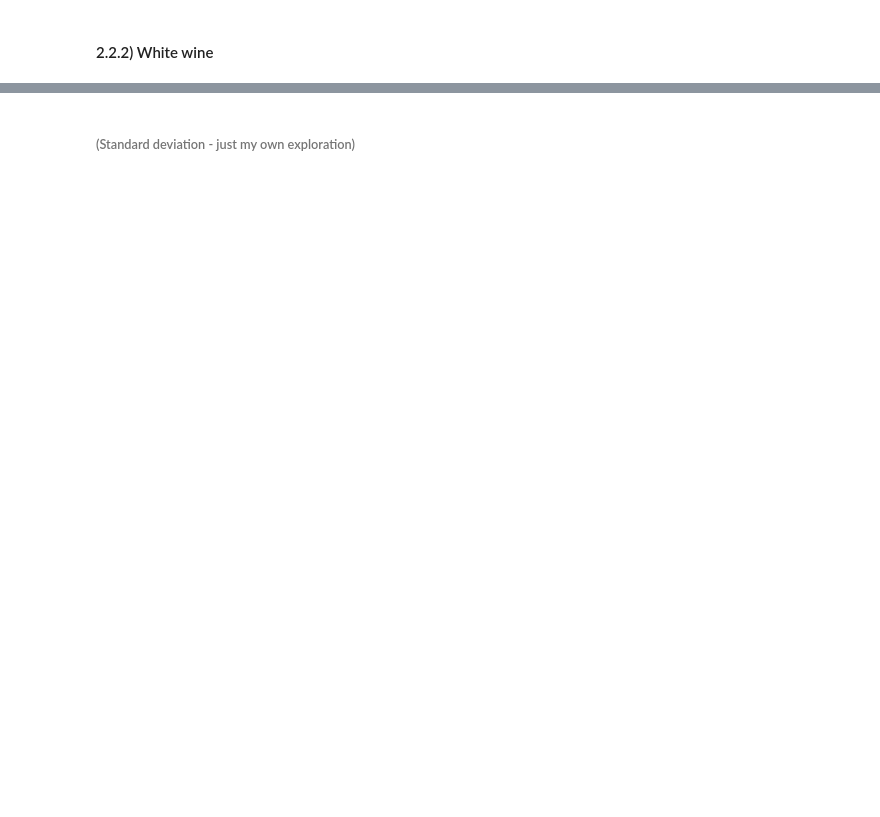
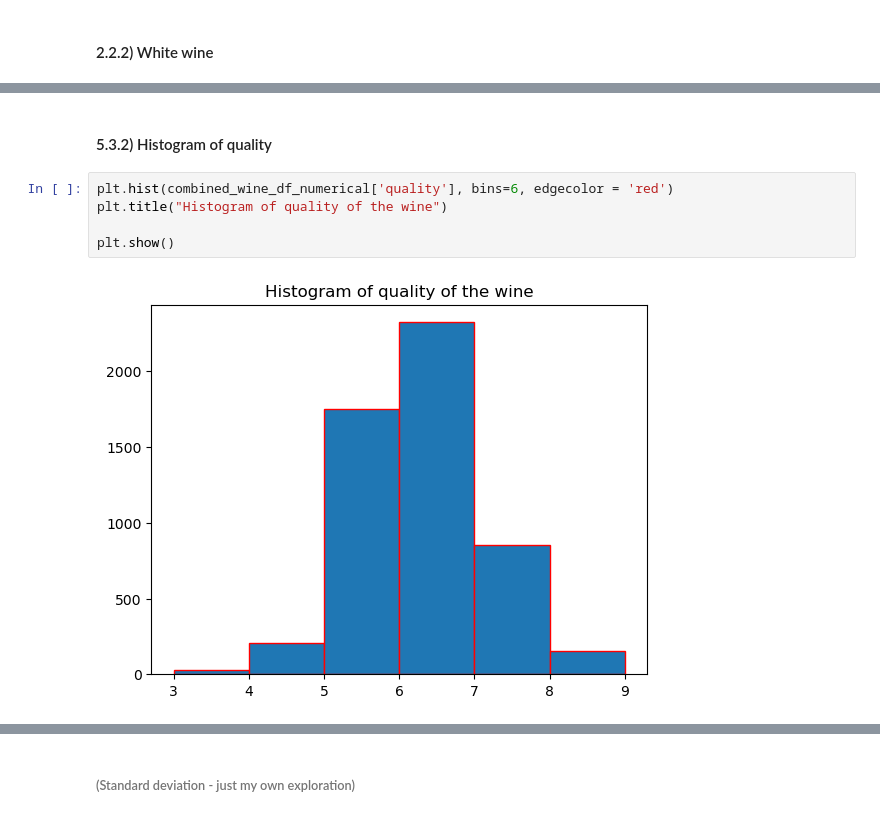
Before and after one commit to TRossen89/BI_MP_Assignments, a Jupyter notebook: MP2_Data_Exploration_and_Engineering.ipynb, the cells around one changed output, grey strips where cells are left out. Drawn from its saved outputs; the diff is of its cells as text; blank space fills up the shorter version.

```diff
--- a/MP2_Data_Exploration_and_Engineering.ipynb
+++ b/MP2_Data_Exploration_and_Engineering.ipynb
@@ -152,0 +331,9 @@ duplicates_rw
+# %% [markdown]
+#### 5.3.2) Histogram of quality
+# %%
+plt.hist(combined_wine_df_numerical['quality'], bins=6, edgecolor = 'red')
+plt.title("Histogram of quality of the wine")
+
+plt.show()
+# %% [output]
+[figure, added]
```
Also changed, not shown: parts of 47 cells of this notebook.
